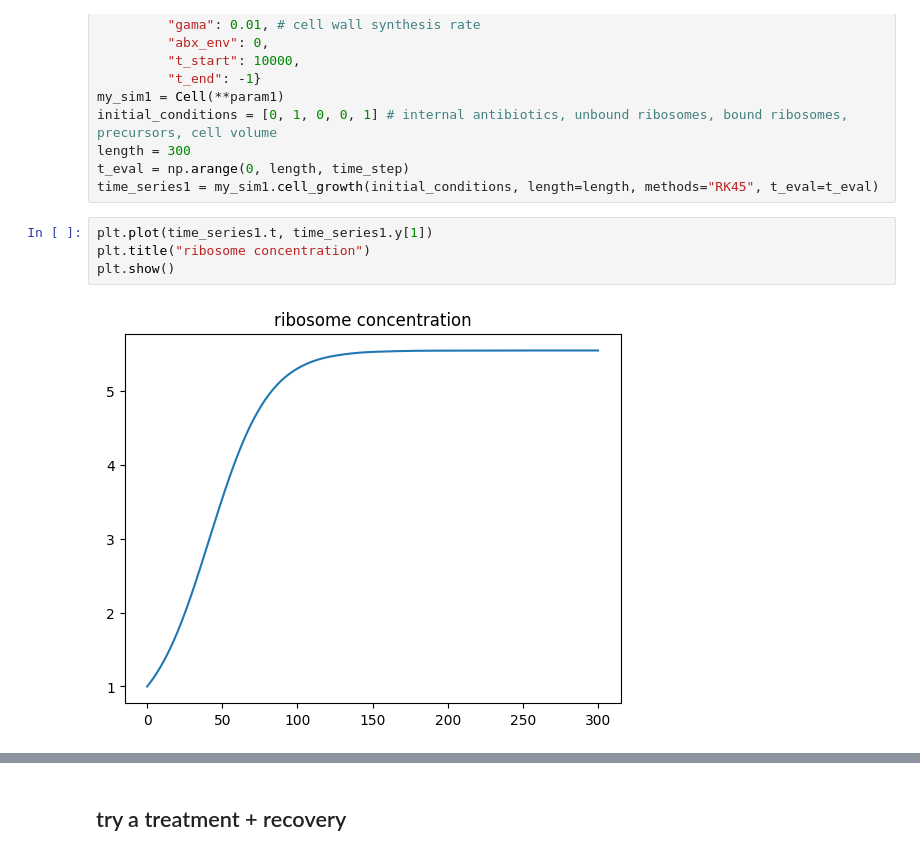
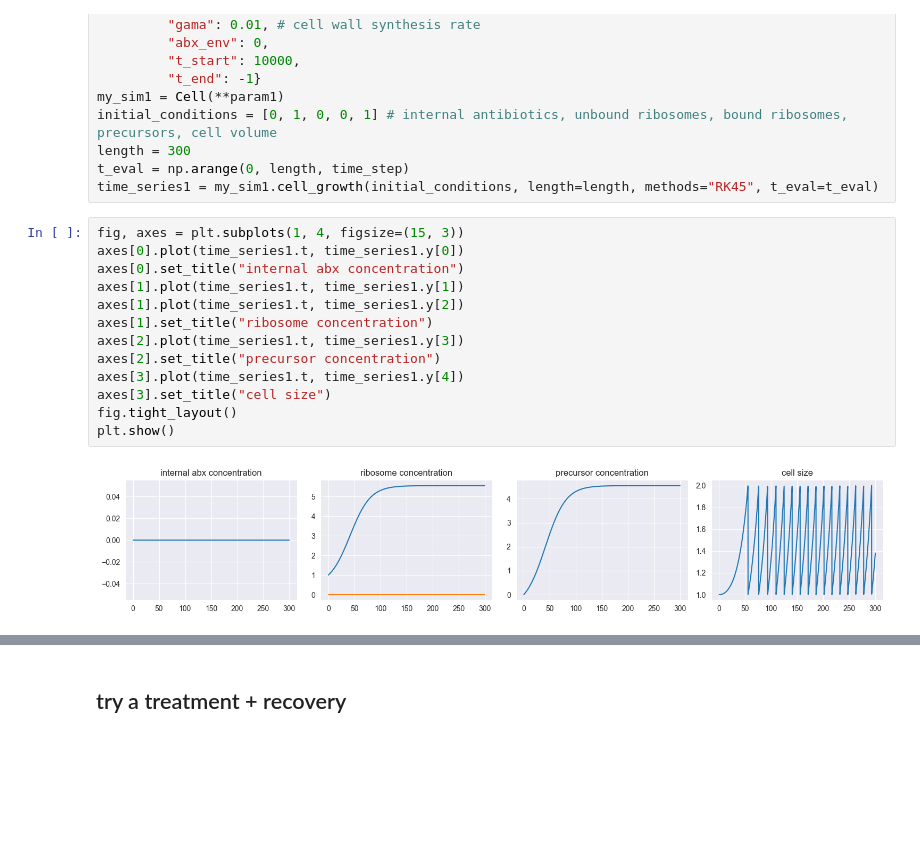
Before and after one commit to erezli/RiboTargettingAbx, a Jupyter notebook: test_parameters.ipynb, the cells around one changed output, grey strips where cells are left out. Cells and saved outputs as stored; diff of their text form; blank space fills up the shorter version.

```diff
--- a/test_parameters.ipynb
+++ b/test_parameters.ipynb
@@ -29,8 +29,17 @@ length = 300
 t_eval = np.arange(0, length, time_step)
 time_series1 = my_sim1.cell_growth(initial_conditions, length=length, methods="RK45", t_eval=t_eval)
 # %%
-plt.plot(time_series1.t, time_series1.y[1])
-plt.title("ribosome concentration")
+fig, axes = plt.subplots(1, 4, figsize=(15, 3))
+axes[0].plot(time_series1.t, time_series1.y[0])
+axes[0].set_title("internal abx concentration")
+axes[1].plot(time_series1.t, time_series1.y[1])
+axes[1].plot(time_series1.t, time_series1.y[2])
+axes[1].set_title("ribosome concentration")
+axes[2].plot(time_series1.t, time_series1.y[3])
+axes[2].set_title("precursor concentration")
+axes[3].plot(time_series1.t, time_series1.y[4])
+axes[3].set_title("cell size")
+fig.tight_layout()
 plt.show()
 # %% [output]
-[figure, old version]
+[figure, new version]
```
Also changed, not shown: parts of 7 cells of this notebook, 1 other file.
